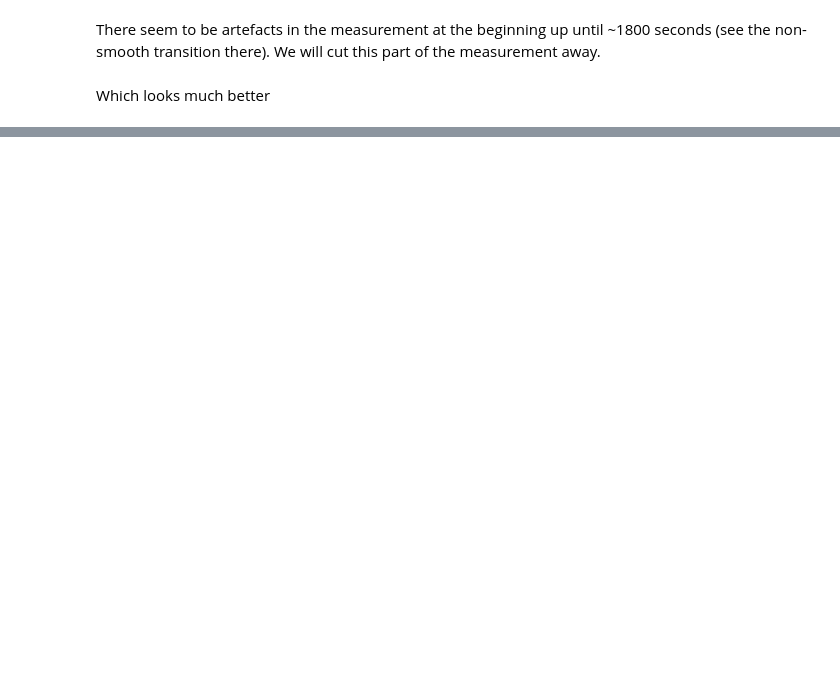
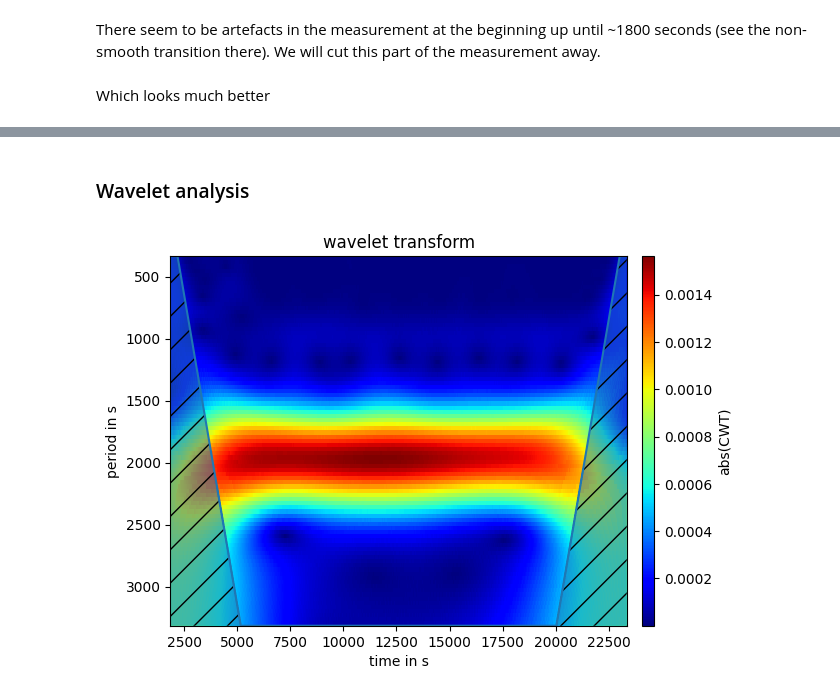
Before and after one commit to leo1200/thin-films, a Jupyter notebook: notebooks/one_growing_layer.ipynb, the cells around one changed output, grey strips where cells are left out. Cells and saved outputs as stored; diff of their text form; code cells hidden in the pictures; blank space fills up the shorter version.

```diff
--- a/notebooks/one_growing_layer.ipynb
+++ b/notebooks/one_growing_layer.ipynb
@@ -170,0 +193,13 @@ Text(0.5, 1.0, 'measurement')
+# %% [markdown]
+### Wavelet analysis
+# %%
+from reflax.scaleogram import cws
+import numpy as np
+
+def plot_scaleogram(ax, time_points, signal, title, ylabel = "period in s", xlabel = "time in s", cbarlabel = "abs(CWT)", yscale = "linear", cscale = "linear", scales = np.arange(10, 1000, 10), clim = None, coi=True): # scales = np.arange(100, 2200, 20)
+    cws(time = time_points, signal = signal, ax = ax, scales = scales, wavelet="cmor1-1.5", coikw={'alpha':0.5,'hatch':'/'}, ylabel = ylabel, xlabel = xlabel, title = title, cscale = cscale, yscale = yscale, cbarlabel = cbarlabel, clim = clim, coi=coi)
+
+fig, ax = plt.subplots()
+plot_scaleogram(ax, time_points_measured, power_measured, "wavelet transform", scales = np.arange(500, 5000, 50), coi=True)
+# %% [output]
+[figure, added]
```
Also changed, not shown: parts of 12 cells of this notebook, 7 other files.
